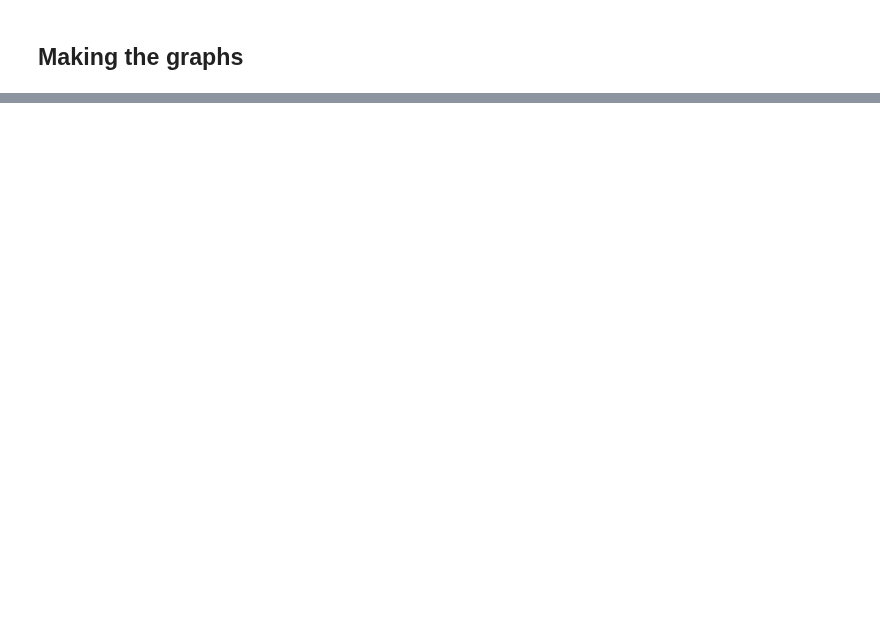
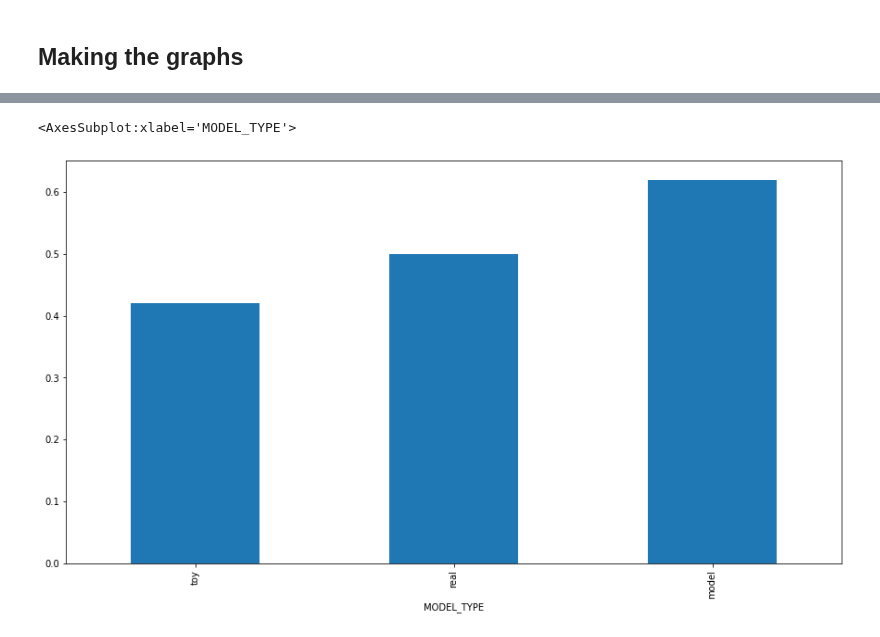
Before and after one commit to EjbejaranosAI/Complex_Networks, a Jupyter notebook: 3_Community_detection/A3-CD_Clean.ipynb, the cells around one changed output, grey strips where cells are left out. Saved outputs shown, nothing was run; the diff lists cells and outputs as text; code cells hidden in the pictures; blank space fills up the shorter version.

```diff
--- a/3_Community_detection/A3-CD_Clean.ipynb
+++ b/3_Community_detection/A3-CD_Clean.ipynb
@@ -184,3 +193,12 @@ df_all.shape
+# %%
+alldf['name'] = alldf['FILE_NAME'].apply(lambda x: x.split('/')[-1].split(".")[0])
+## keep the following columns:
+##	MODEL_TYPE	name	NUM_NODES METHOD NX_NVI	NX_NMI	NX_RAND_IDX	IG_NVI	IG_NMI	IG_RAND_IDX	MOD
+cols = ['MODEL_TYPE','name','NUM_NODES','METHOD','NX_NVI','NX_NMI','NX_RAND_IDX','IG_NVI','IG_NMI','IG_RAND_IDX',"MOD"]
+alldf[cols].groupby(['MODEL_TYPE']).median()['MOD'].round(2).sort_values().plot(kind='bar')
+# %% [output]
+<AxesSubplot:xlabel='MODEL_TYPE'>
+[figure, added]
 # %%
 ## see a heatmap by the different models
 ## look at modularity
```
Also changed, not shown: parts of 9 cells of this notebook, 5 other files.
